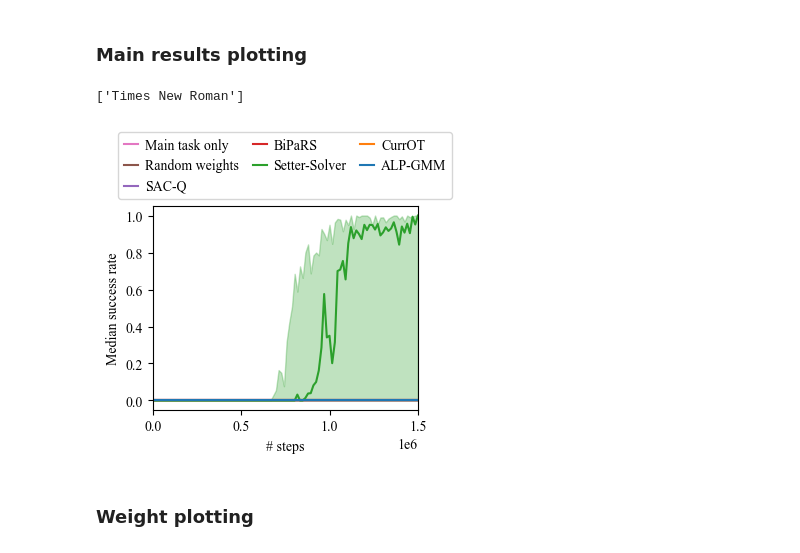
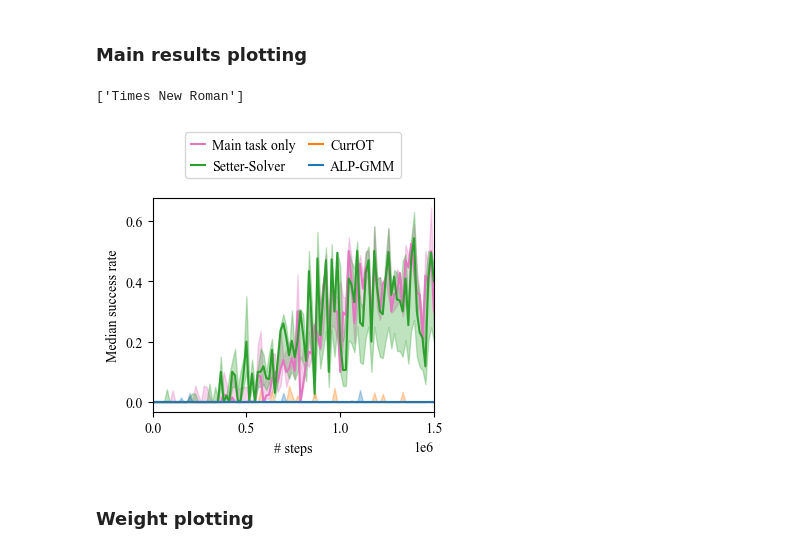
Before and after one commit to benquick123/RewardCurriculum, a Jupyter notebook: ipynbs/panda_env_analysis.ipynb, the cells around one changed output. Drawn from its saved outputs; the diff is of its cells as text; code cells hidden in the pictures.

Commit message:
dense reward experiment changes

```diff
--- a/ipynbs/panda_env_analysis.ipynb
+++ b/ipynbs/panda_env_analysis.ipynb
@@ -15,7 +15,7 @@ for font in font_manager.findSystemFonts(font_dir):
 # %% [markdown]
 ## Our setup results paths
 # %%
-RESULTS_PATH = "../results/panda_stack_long"
+RESULTS_PATH = "../results/dense/PickAndPlaceSphere"
 LOGS_TEMPLATE_PATH = os.path.join(RESULTS_PATH, "%s", "tb", "TQC_1")
 
 LOG_PATH_LIST = [LOGS_TEMPLATE_PATH % folder for folder in os.listdir(RESULTS_PATH) if os.path.isdir(os.path.join(RESULTS_PATH, folder))]
@@ -147,35 +147,35 @@ plt.rcParams['font.family'] = ['Times New Roman']
 fig, axes = plt.subplots(nrows, 1, figsize=(5.5 * (2 / 3), 5.5 * (2 / 3)), sharex=True)
 axes = np.reshape(axes, -1)
 
 for idx, (keys_to_plot, results_to_plot) in enumerate(zip(keys_to_plot, results_to_plot)):
     for ax, key, result in zip(axes, keys_to_plot, results_to_plot):
 
         if key.split("-")[0] in ignore:
             continue
 
         result = result.astype(float)
         # result = rolling_mean(result, window=10)
 
         ax.plot(np.linspace(0, num_steps, len(result[0])), np.median(result, axis=0), c="C" + str(len(algorithm_order) - idx - 1), label=keys_map[key.split("-")[0]])
         # ax.plot(np.median(result, axis=0), c="C" + str(idx), label=keys_map[key.split("-")[0]])
         if len(result) > 1:
             # ax.fill_between(np.arange(len(result[0])), result.mean(axis=0) - result.std(axis=0), result.mean(axis=0) + result.std(axis=0), alpha=0.4)
             ax.fill_between(np.linspace(0, num_steps, len(result[0])), np.percentile(result, 25, axis=0), np.percentile(result, 75, axis=0), alpha=0.3, color="C" + str(len(algorithm_order) - idx - 1))
         # ax.set_title("-".join(key.split("-")[1:]))
 
     # axes[-1].plot([0], [0], c="C" + str(idx), label=labels[idx])
-    axes[0].legend(loc=10, bbox_to_anchor=(0.5, 1.2), ncol=3, columnspacing=1, handlelength=1, handletextpad=0.5)
+    axes[0].legend(loc=10, bbox_to_anchor=(0.5, 1.2), ncol=2, columnspacing=1, handlelength=1, handletextpad=0.5)
 
 axes[0].set_xlim(-1, num_steps+1)
 
 axes[0].set_ylabel("Median success rate")
 axes[0].set_xlabel("# steps")
 plt.tight_layout()
 
 plt.savefig(os.path.join(RESULTS_PATH, "mean_reward_small.pdf"))
 # %% [output]
 ['Times New Roman']
-[figure, old version]
+[figure, new version]
 # %% [markdown]
 ### Weight plotting
 # %%
```
Also changed, not shown: 2 other files.
